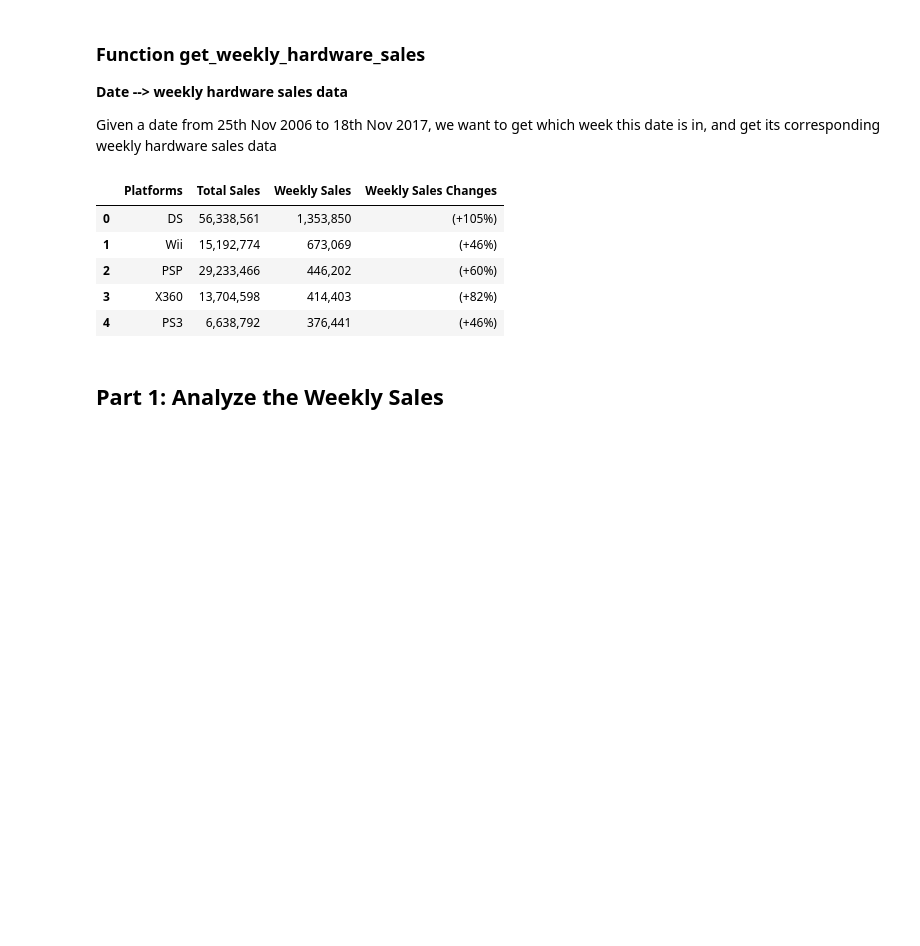
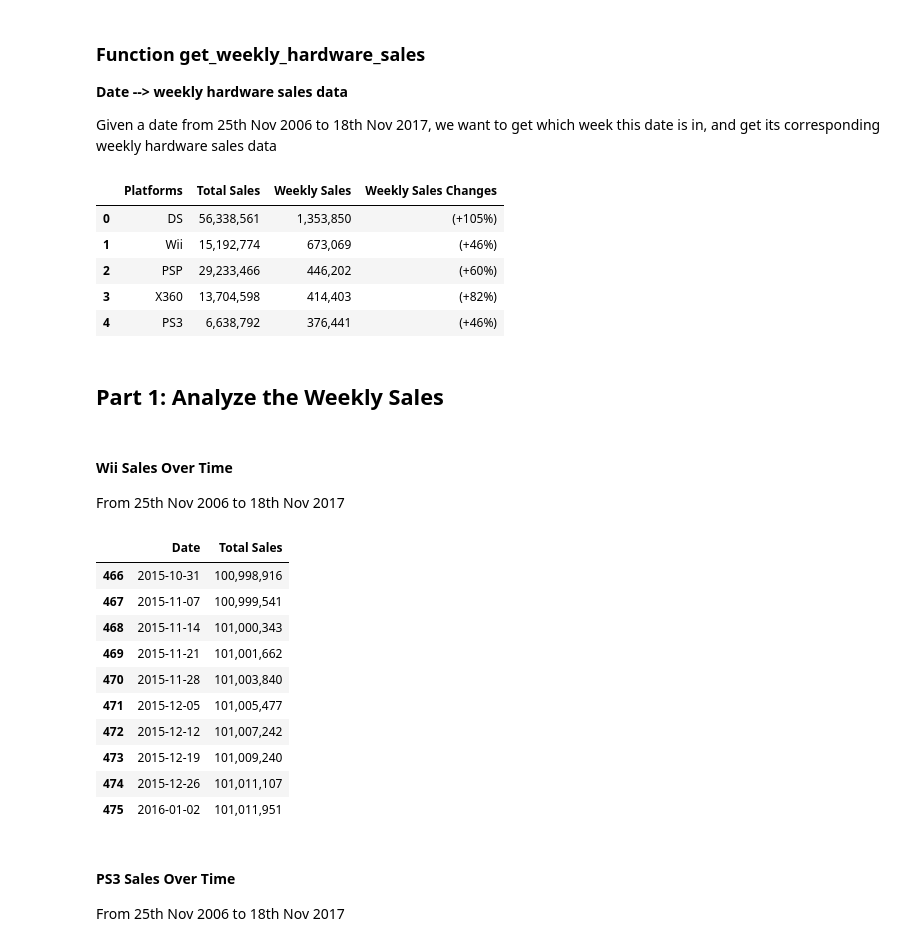
Before and after one commit to xuwenyihust/Game-Zone, a Jupyter notebook: console_wars.ipynb, the cells around one changed output. Saved outputs shown, nothing was run; the diff lists cells and outputs as text; code cells hidden in the pictures; blank space fills up the shorter version.

Commit message:
Get all sales data.

```diff
--- a/console_wars.ipynb
+++ b/console_wars.ipynb
@@ -317,3 +319,46 @@ get_weekly_hardware_sales(date)
 | 4 | PS3 | 6,638,792 | 376,441 | (+46%) |
 # %% [markdown]
 ## Part 1: Analyze the Weekly Sales
+# %% [markdown]
+#### Wii Sales Over Time
+
+From 25th Nov 2006 to 18th Nov 2017
+# %%
+start_date = datetime(2006, 11, 25)
+end_date = datetime(2017, 11, 18)
+
+date_p = start_date
+wii_sales_date = []
+wii_sales = []
+
+while date_p <= end_date:
+
+    weekly_hardware_sales = get_weekly_hardware_sales(date_p)
+    # Check if Wii is in sale
+    if 'Wii' in weekly_hardware_sales['Platforms'].values:
+        wii_sales_date.append(date_p)
+        wii_sales.append(weekly_hardware_sales[weekly_hardware_sales['Platforms']=='Wii']['Total Sales'].values[0])
+
+    date_p += timedelta(7)
+    time.sleep(0.5)
+# %%
+wii_sales_df = pd.DataFrame({'Date': wii_sales_date, \
+                             'Total Sales': wii_sales \
+                                     })
+wii_sales_df[-10:]
+# %% [output]
+|  | Date | Total Sales |
+| 466 | 2015-10-31 | 100,998,916 |
+| 467 | 2015-11-07 | 100,999,541 |
+| 468 | 2015-11-14 | 101,000,343 |
+| 469 | 2015-11-21 | 101,001,662 |
+| 470 | 2015-11-28 | 101,003,840 |
+| 471 | 2015-12-05 | 101,005,477 |
+| 472 | 2015-12-12 | 101,007,242 |
+| 473 | 2015-12-19 | 101,009,240 |
+| 474 | 2015-12-26 | 101,011,107 |
+| 475 | 2016-01-02 | 101,011,951 |
+# %% [markdown]
+#### PS3 Sales Over Time
+
+From 25th Nov 2006 to 18th Nov 2017
```
Also changed, not shown: parts of 15 cells of this notebook.
